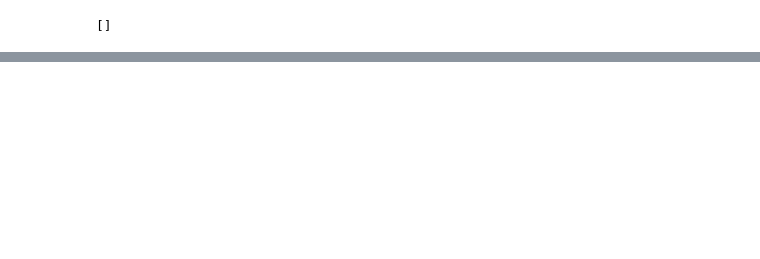
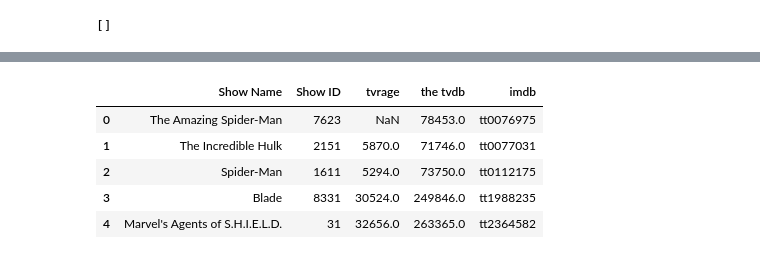
Before and after one commit to millerbrook/Project-1, a Jupyter notebook: tv_maze_data.ipynb, the cells around one changed output, grey strips where cells are left out. Saved outputs shown, nothing was run; the diff lists cells and outputs as text; code cells hidden in the pictures; blank space fills up the shorter version.

```diff
--- a/tv_maze_data.ipynb
+++ b/tv_maze_data.ipynb
@@ -36,17 +36,34 @@ print(json.dumps(response, indent=4, sort_keys=True))
 # %%
 
 responses = []
+show_info = []
+show_name = []
+show_id = []
+tvrage = []
+thetvdb = []
+imdb = []
+
+
 
 for show in shows:
     mod_url = base_url + show
-    show_data = requests.get(mod_url)
-    response_json = show_data.json()
+
 #     print(json.dumps(response_json, indent=4, sort_keys=True))
 
 
     try:
-        responses.append(response_json)
-        print(f"{show} found!")
+        show_data = requests.get(mod_url)
+        response_json = show_data.json()
+        show_name.append(response_json[0]['show']['name'])
+        show_id.append(response_json[0]['show']['id'])
+        tvrage.append(response_json[0]['show']['externals']['tvrage'])
+        thetvdb.append(response_json[0]['show']['externals']['thetvdb'])
+        imdb.append(response_json[0]['show']['externals']['imdb'])
+        print(show_name)
+
+
+
+
 
     except:
         print("Show not found")
@@ -97,0 +89,10 @@ SyntaxError: invalid syntax (<ipython-input-7-c9480ae834de>, line 1)
+# %%
+show_data_df = pd.DataFrame({"Show Name": show_name, "Show ID": show_id, "tvrage": tvrage, "the tvdb": thetvdb, "imdb": imdb})
+show_data_df.head()
+# %% [output]
+|  | Show Name | Show ID | tvrage | the tvdb | imdb |
+| 0 | The Amazing Spider-Man | 7623 | NaN | 78453.0 | tt0076975 |
+| 1 | The Incredible Hulk | 2151 | 5870.0 | 71746.0 | tt0077031 |
+| 2 | Spider-Man | 1611 | 5294.0 | 73750.0 | tt0112175 |
+| 3 | Blade | 8331 | 30524.0 | 249846.0 | tt1988235 |
+| 4 | Marvel's Agents of S.H.I.E.L.D. | 31 | 32656.0 | 263365.0 | tt2364582 |
```
Also changed, not shown: parts of 7 cells of this notebook, 1 other file.
